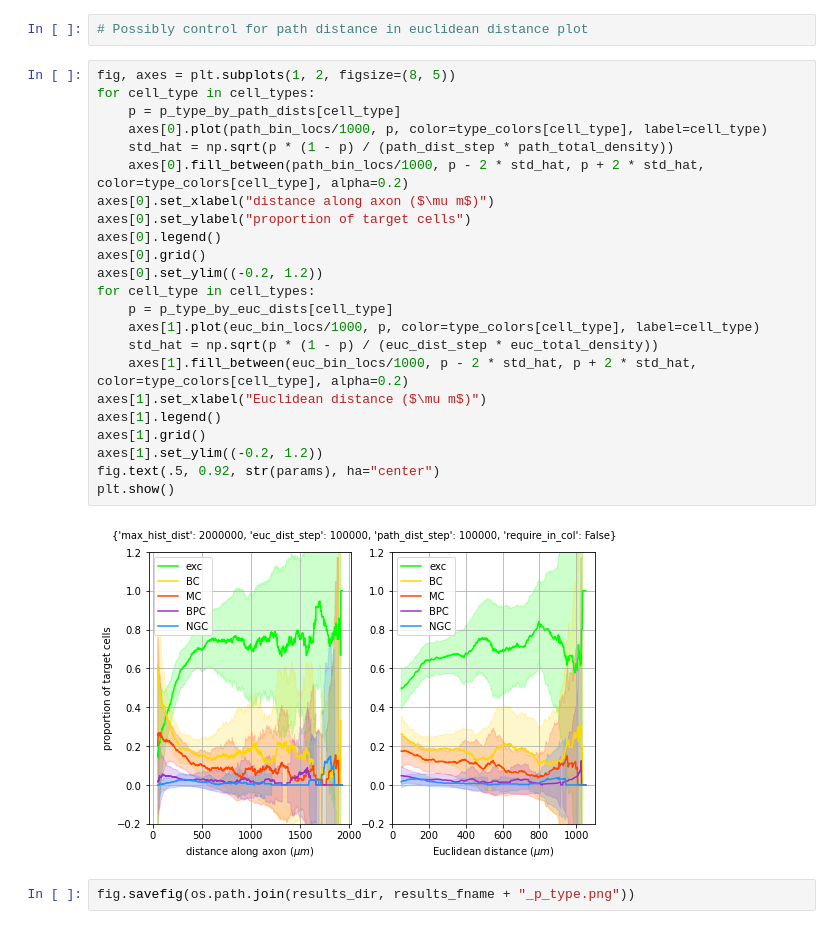
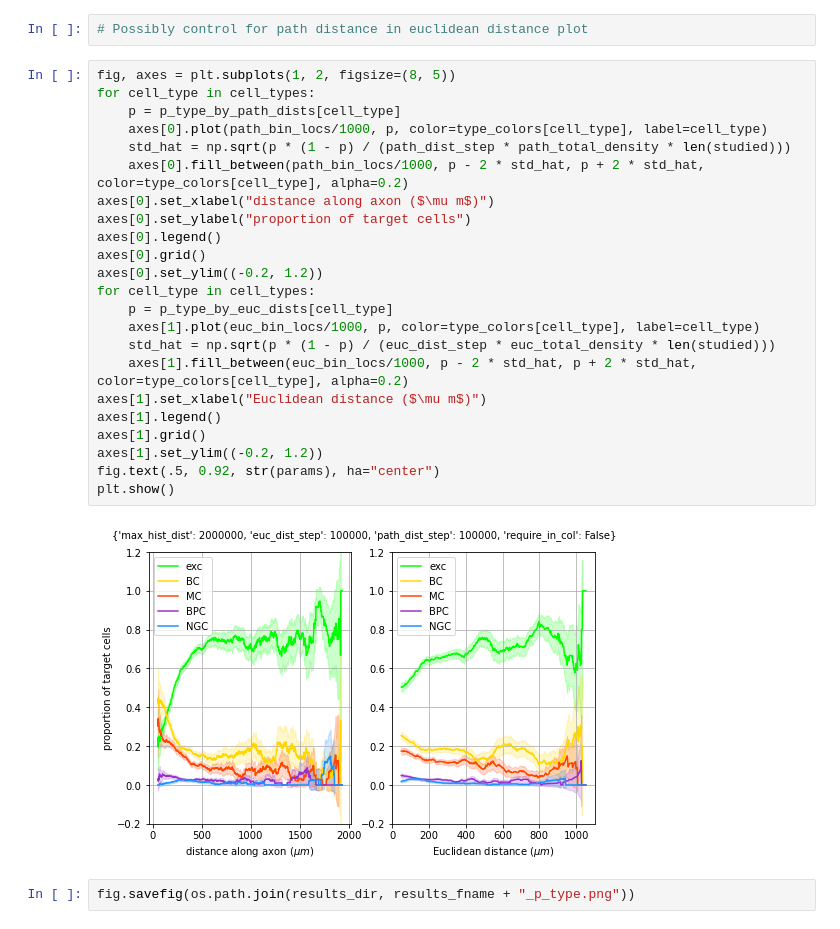
Before and after one commit to AlexTMallen/microns-synapse, a Jupyter notebook: src/subclass_cumulative_analysis.ipynb, the cells around one changed output. Drawn from its saved outputs; the diff is of its cells as text.

```diff
--- a/src/subclass_cumulative_analysis.ipynb
+++ b/src/subclass_cumulative_analysis.ipynb
@@ -150,28 +150,28 @@ fig.savefig(os.path.join(cache_dir, "results", "subclass", results_fname + "_pie
 # %%
 fig, axes = plt.subplots(1, 2, figsize=(8, 5))
 for cell_type in cell_types:
     p = p_type_by_path_dists[cell_type]
     axes[0].plot(path_bin_locs/1000, p, color=type_colors[cell_type], label=cell_type)
-    std_hat = np.sqrt(p * (1 - p) / (path_dist_step * path_total_density))
+    std_hat = np.sqrt(p * (1 - p) / (path_dist_step * path_total_density * len(studied)))
     axes[0].fill_between(path_bin_locs/1000, p - 2 * std_hat, p + 2 * std_hat, color=type_colors[cell_type], alpha=0.2)
 axes[0].set_xlabel("distance along axon ($\mu m$)")
 axes[0].set_ylabel("proportion of target cells")
 axes[0].legend()
 axes[0].grid()
 axes[0].set_ylim((-0.2, 1.2))
 for cell_type in cell_types:
     p = p_type_by_euc_dists[cell_type]
     axes[1].plot(euc_bin_locs/1000, p, color=type_colors[cell_type], label=cell_type)
-    std_hat = np.sqrt(p * (1 - p) / (euc_dist_step * euc_total_density))
+    std_hat = np.sqrt(p * (1 - p) / (euc_dist_step * euc_total_density * len(studied)))
     axes[1].fill_between(euc_bin_locs/1000, p - 2 * std_hat, p + 2 * std_hat, color=type_colors[cell_type], alpha=0.2)
 axes[1].set_xlabel("Euclidean distance ($\mu m$)")
 axes[1].legend()
 axes[1].grid()
 axes[1].set_ylim((-0.2, 1.2))
 fig.text(.5, 0.92, str(params), ha="center")
 plt.show()
 # %% [output]
-[figure, old version]
+[figure, new version]
 # %%
 fig.savefig(os.path.join(results_dir, results_fname + "_p_type.png"))
 # %%
```
Also changed, not shown: parts of 37 cells of this notebook, 2 other files.
